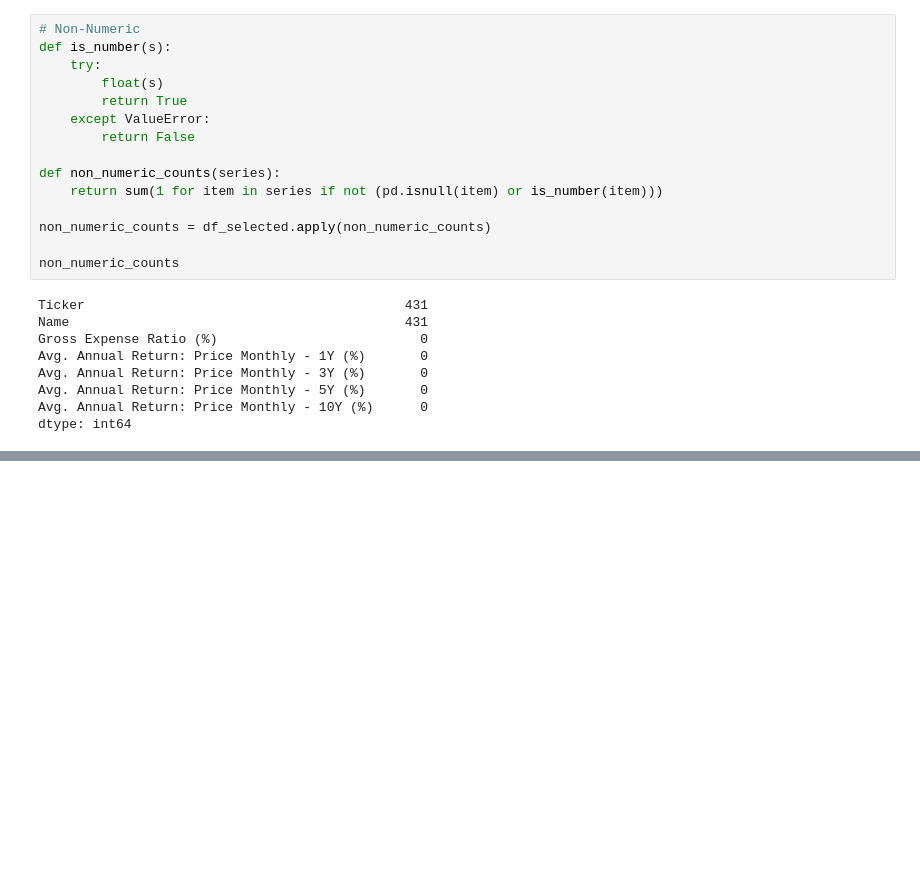
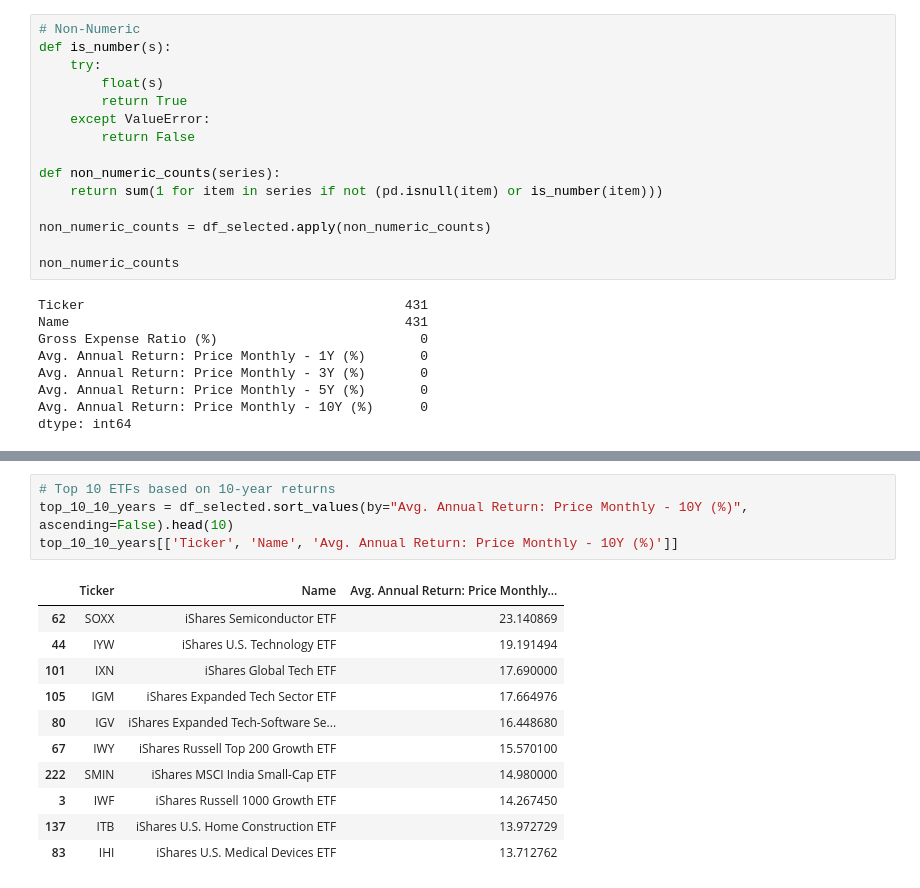
Before and after one commit to FJGM2023015/ML_Stocks_Project, a Jupyter notebook: ML_Stocks_Project.ipynb, the cells around one changed output, grey strips where cells are left out. Drawn from its saved outputs; the diff is of its cells as text; blank space fills up the shorter version.

```diff
--- a/ML_Stocks_Project.ipynb
+++ b/ML_Stocks_Project.ipynb
@@ -355,0 +361,16 @@ plt.show()
+# %%
+# Top 10 ETFs based on 10-year returns
+top_10_10_years = df_selected.sort_values(by="Avg. Annual Return: Price Monthly - 10Y (%)", ascending=False).head(10)
+top_10_10_years[['Ticker', 'Name', 'Avg. Annual Return: Price Monthly - 10Y (%)']]
+# %% [output]
+|  | Ticker | Name | Avg. Annual Return: Price Monthly... |
+| 62 | SOXX | iShares Semiconductor ETF | 23.140869 |
+| 44 | IYW | iShares U.S. Technology ETF | 19.191494 |
+| 101 | IXN | iShares Global Tech ETF | 17.690000 |
+| 105 | IGM | iShares Expanded Tech Sector ETF | 17.664976 |
+| 80 | IGV | iShares Expanded Tech-Software Se... | 16.448680 |
+| 67 | IWY | iShares Russell Top 200 Growth ETF | 15.570100 |
+| 222 | SMIN | iShares MSCI India Small-Cap ETF | 14.980000 |
+| 3 | IWF | iShares Russell 1000 Growth ETF | 14.267450 |
+| 137 | ITB | iShares U.S. Home Construction ETF | 13.972729 |
+| 83 | IHI | iShares U.S. Medical Devices ETF | 13.712762 |
```
Also changed, not shown: parts of 5 cells of this notebook.
